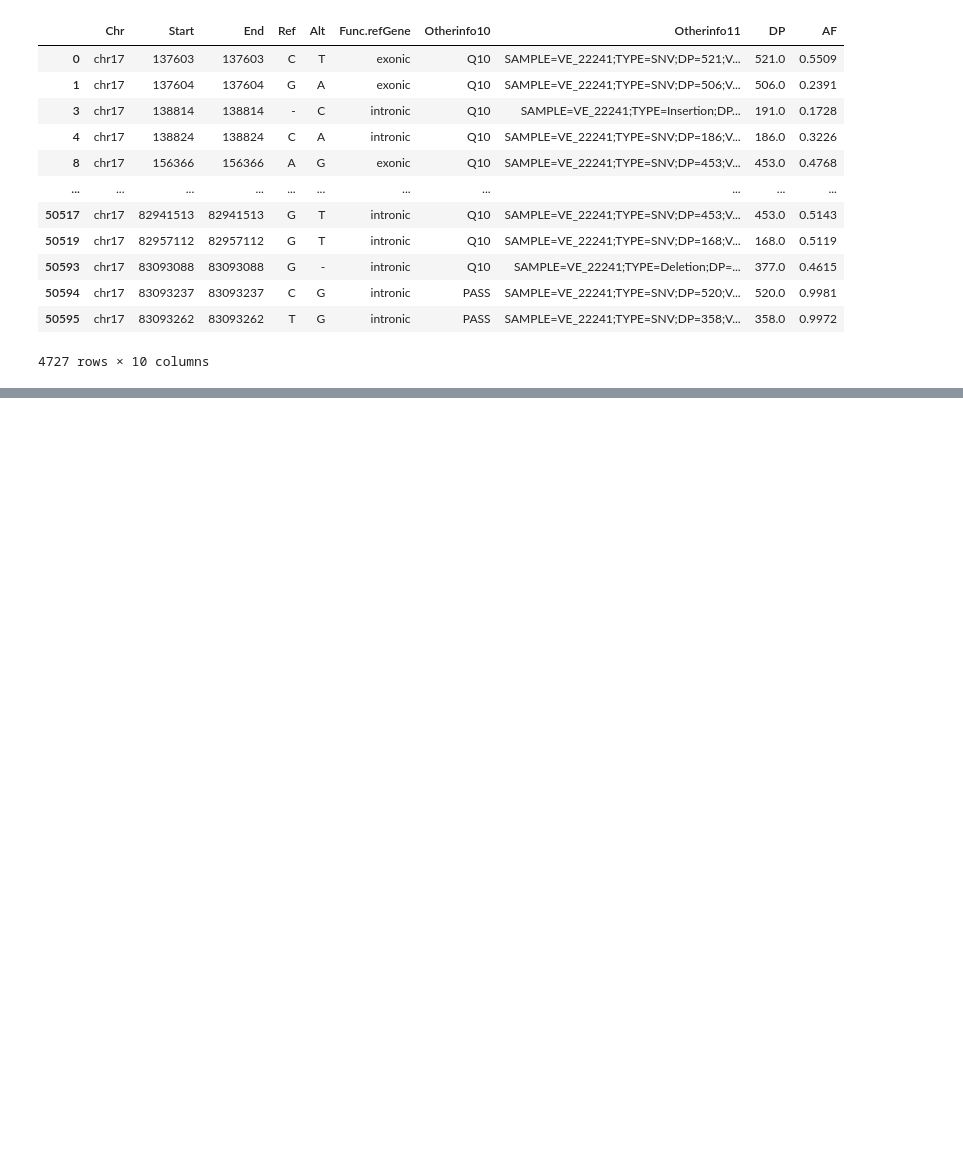
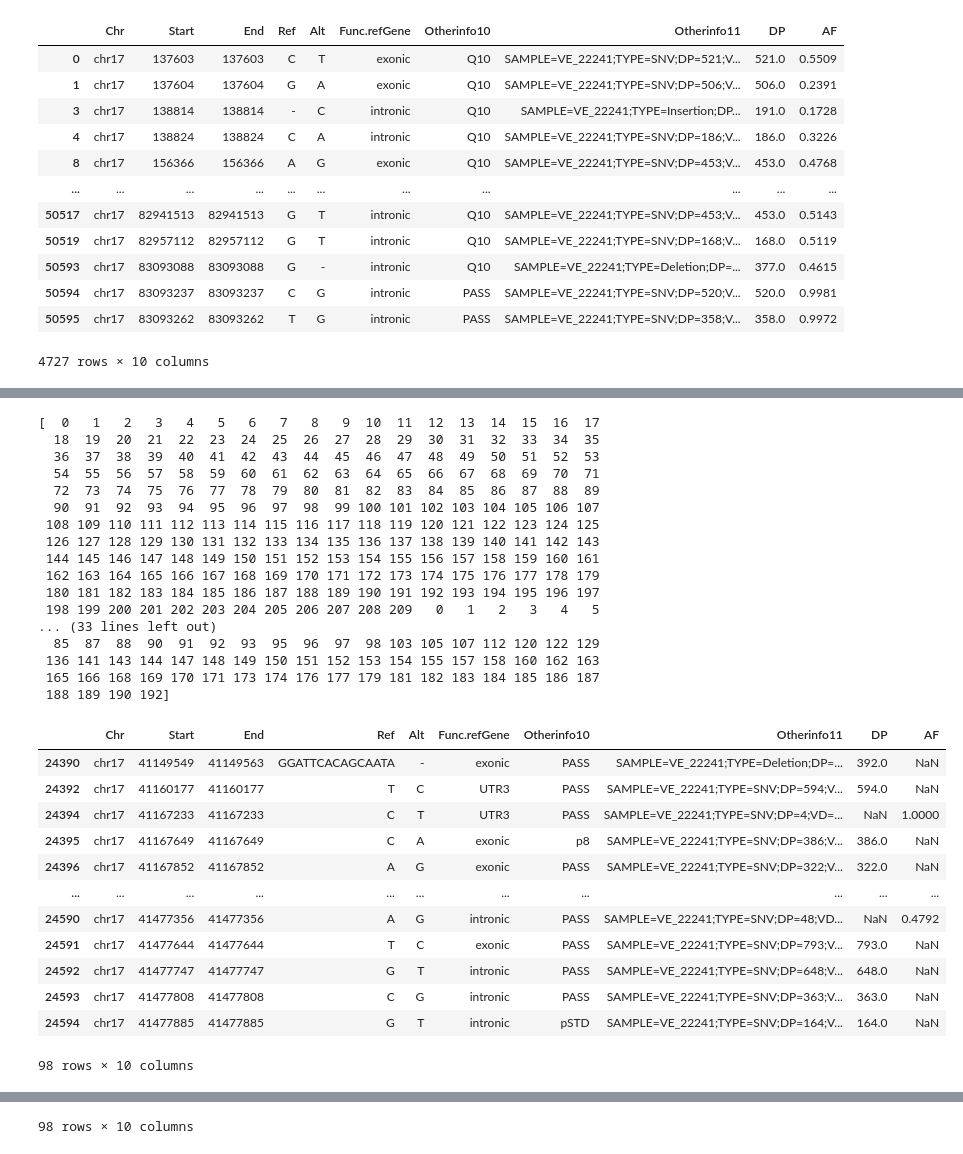
Before and after one commit to SeebinJwad/next-gen-annotation, a Jupyter notebook: main.ipynb, the cells around one changed output, grey strips where cells are left out. Drawn from its saved outputs; the diff is of its cells as text; code cells hidden in the pictures; blank space fills up the shorter version.

```diff
--- a/main.ipynb
+++ b/main.ipynb
@@ -13,11 +13,14 @@ dtype = {"Chr":"category",
           "Otherinfo10":"category",
           "Otherinfo11":"string"}
 # %%
-df1_ = pd.read_csv("chr17_22241.csv", usecols=usecols, dtype=dtype, sep='\t')
-df1_ = pd.eval("DP = df.Otherinfo11.str.split(';',3).str[2].str.split('DP=').str[1].astype('int32')", target=df)
-df1_ = pd.eval("AF = df.Otherinfo11.str.split(';',5).str[4].str.split('AF=').str[1].astype('float')", target=df)
+chr_filename1 = "chr17_22241.csv"
+chr_filename2 = "chr17_22334.csv"
 
-df2_ = pd.read_csv("chr17_22334.csv", usecols=["Chr", "Start", "End", "Ref", "Alt"], sep='\t')
-df2_ = df2_.append(df.iloc[-1])
+df1_ = pd.read_csv(chr_filename1, usecols=usecols, dtype=dtype, sep='\t')
+df1_ = pd.eval("DP = df1_.Otherinfo11.str.split(';',3).str[2].str.split('DP=').str[1].astype('int32')", target=df1_)
+df1_ = pd.eval("AF = df1_.Otherinfo11.str.split(';',5).str[4].str.split('AF=').str[1].astype('float')", target=df1_)
+df2_ = pd.read_csv(chr_filename2, usecols=usecols, sep='\t')
+df2_ = pd.eval("DP = df2_.Otherinfo11.str.split(';',3).str[2].str.split('DP=').str[1].astype('int32')", target=df2_)
+df2_ = pd.eval("AF = df2_.Otherinfo11.str.split(';',5).str[4].str.split('AF=').str[1].astype('float')", target=df2_)
 # %%
 # this works on Chr, Ref, Alt, Func.refGene, Otherinfo10
@@ -223,0 +137,62 @@ display(df1_.iloc[[24385]])
+# %%
+x = (df1_.iloc[24385:24595])
+y = (df2_.iloc[27128:27338])
+
+uqid_df1 = x[x.columns[1:5]].apply(lambda x: ''.join(x.astype(str)),axis=1).squeeze()
+uqid_df2 = y[y.columns[1:5]].apply(lambda x: ''.join(x.astype(str)),axis=1).squeeze()
+uqid = pd.concat([uqid_df1, uqid_df2], ignore_index=True)
+
+uqid_df1_len, uqid_df2_len= len(uqid_df1.index), len(uqid_df2.index)
+
+idx = np.append(np.arange(0, uqid_df1_len), np.arange(0, uqid_df1_len))
+uqid_df = pd.DataFrame({'idx':idx}, index=uqid)
+print(idx)
+
+uqid_df.reset_index(inplace=True)
+uqid_df = uqid_df.sort_index().groupby('index').filter(lambda x: len(x) == 1)
+
+idx = uqid_df['idx'].to_numpy()
+print(idx)
+mid_val = idx[len(idx)//5:].argmin() + len(idx)//5
+inv_arr = lambda max_val,idx_arr: np.array(sorted(set(range(0, max_val)).difference(idx_arr)))
+print(idx[mid_val])
+print(idx[:mid_val])
+print(inv_arr(uqid_df1_len, idx[:mid_val]))
+
+
+x=x.drop(x.index[inv_arr(uqid_df1_len, idx[:mid_val])])
+y=y.drop(y.index[inv_arr(uqid_df2_len, idx[mid_val:])])
+
+display(x)
+display(y)
+# %% [output]
+[  0   1   2   3   4   5   6   7   8   9  10  11  12  13  14  15  16  17
+  18  19  20  21  22  23  24  25  26  27  28  29  30  31  32  33  34  35
+  36  37  38  39  40  41  42  43  44  45  46  47  48  49  50  51  52  53
+  54  55  56  57  58  59  60  61  62  63  64  65  66  67  68  69  70  71
+  72  73  74  75  76  77  78  79  80  81  82  83  84  85  86  87  88  89
+  90  91  92  93  94  95  96  97  98  99 100 101 102 103 104 105 106 107
+ 108 109 110 111 112 113 114 115 116 117 118 119 120 121 122 123 124 125
+ 126 127 128 129 130 131 132 133 134 135 136 137 138 139 140 141 142 143
+ 144 145 146 147 148 149 150 151 152 153 154 155 156 157 158 159 160 161
+ 162 163 164 165 166 167 168 169 170 171 172 173 174 175 176 177 178 179
+ 180 181 182 183 184 185 186 187 188 189 190 191 192 193 194 195 196 197
+ 198 199 200 201 202 203 204 205 206 207 208 209   0   1   2   3   4   5
+... (33 lines left out)
+  85  87  88  90  91  92  93  95  96  97  98 103 105 107 112 120 122 129
+ 136 141 143 144 147 148 149 150 151 152 153 154 155 157 158 160 162 163
+ 165 166 168 169 170 171 173 174 176 177 179 181 182 183 184 185 186 187
+ 188 189 190 192]
+|  | Chr | Start | End | Ref | Alt | Func.refGene | Otherinfo10 | Otherinfo11 | DP | AF |
+| 24390 | chr17 | 41149549 | 41149563 | GGATTCACAGCAATA | - | exonic | PASS | SAMPLE=VE_22241;TYPE=Deletion;DP=... | 392.0 | NaN |
+| 24392 | chr17 | 41160177 | 41160177 | T | C | UTR3 | PASS | SAMPLE=VE_22241;TYPE=SNV;DP=594;V... | 594.0 | NaN |
+| 24394 | chr17 | 41167233 | 41167233 | C | T | UTR3 | PASS | SAMPLE=VE_22241;TYPE=SNV;DP=4;VD=... | NaN | 1.0000 |
+| 24395 | chr17 | 41167649 | 41167649 | C | A | exonic | p8 | SAMPLE=VE_22241;TYPE=SNV;DP=386;V... | 386.0 | NaN |
+| 24396 | chr17 | 41167852 | 41167852 | A | G | exonic | PASS | SAMPLE=VE_22241;TYPE=SNV;DP=322;V... | 322.0 | NaN |
+| ... | ... | ... | ... | ... | ... | ... | ... | ... | ... | ... |
+| 24590 | chr17 | 41477356 | 41477356 | A | G | intronic | PASS | SAMPLE=VE_22241;TYPE=SNV;DP=48;VD... | NaN | 0.4792 |
+| 24591 | chr17 | 41477644 | 41477644 | T | C | exonic | PASS | SAMPLE=VE_22241;TYPE=SNV;DP=793;V... | 793.0 | NaN |
+| 24592 | chr17 | 41477747 | 41477747 | G | T | intronic | PASS | SAMPLE=VE_22241;TYPE=SNV;DP=648;V... | 648.0 | NaN |
+| 24593 | chr17 | 41477808 | 41477808 | C | G | intronic | PASS | SAMPLE=VE_22241;TYPE=SNV;DP=363;V... | 363.0 | NaN |
+| 24594 | chr17 | 41477885 | 41477885 | G | T | intronic | pSTD | SAMPLE=VE_22241;TYPE=SNV;DP=164;V... | 164.0 | NaN |
+98 rows × 10 columns
@@ -223,0 +211 @@ display(df1_.iloc[[24385]])
+98 rows × 10 columns
```
Also changed, not shown: parts of 17 cells of this notebook.
